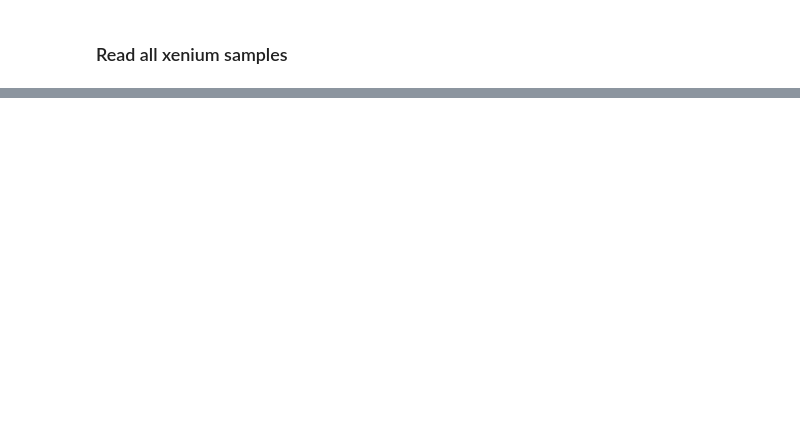
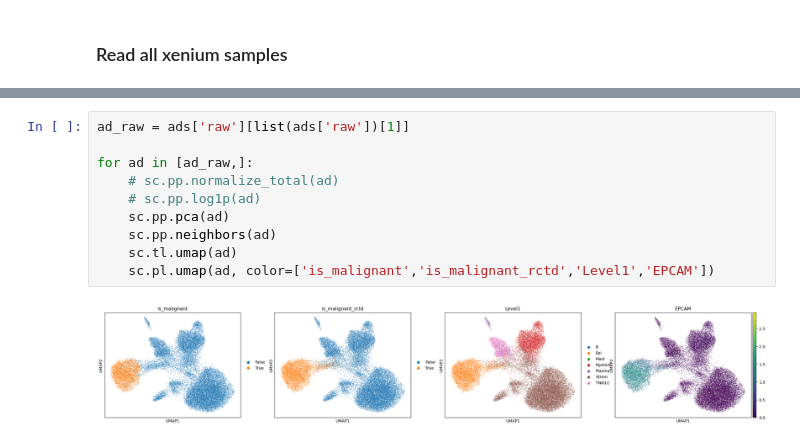
Before and after one commit to bdsc-tds/Norkin2026, a Jupyter notebook: workflow/analysis/xenium/0-check_contamination.ipynb, the cells around one changed output, grey strips where cells are left out. Drawn from its saved outputs; the diff is of its cells as text; blank space fills up the shorter version.

```diff
--- a/workflow/analysis/xenium/0-check_contamination.ipynb
+++ b/workflow/analysis/xenium/0-check_contamination.ipynb
@@ -332,0 +390,12 @@ INFO     reading
+# %%
+ad_raw = ads['raw'][list(ads['raw'])[1]]
+
+for ad in [ad_raw,]:
+    # sc.pp.normalize_total(ad)
+    # sc.pp.log1p(ad)
+    sc.pp.pca(ad)
+    sc.pp.neighbors(ad)
+    sc.tl.umap(ad)
+    sc.pl.umap(ad, color=['is_malignant','is_malignant_rctd','Level1','EPCAM'])
+# %% [output]
+[figure, added]
```
Also changed, not shown: parts of 12 cells of this notebook, 7 other files.
